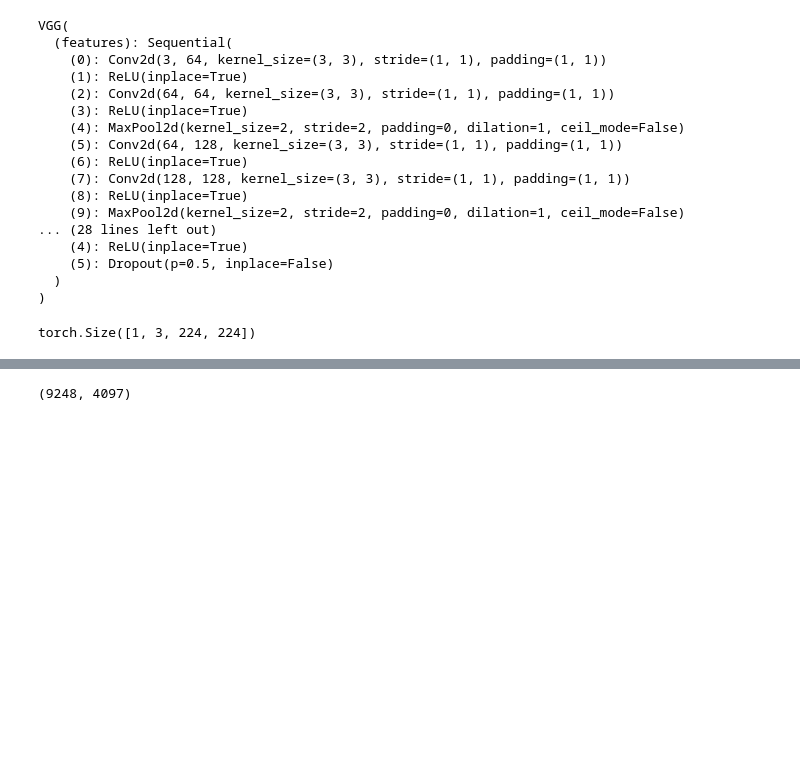
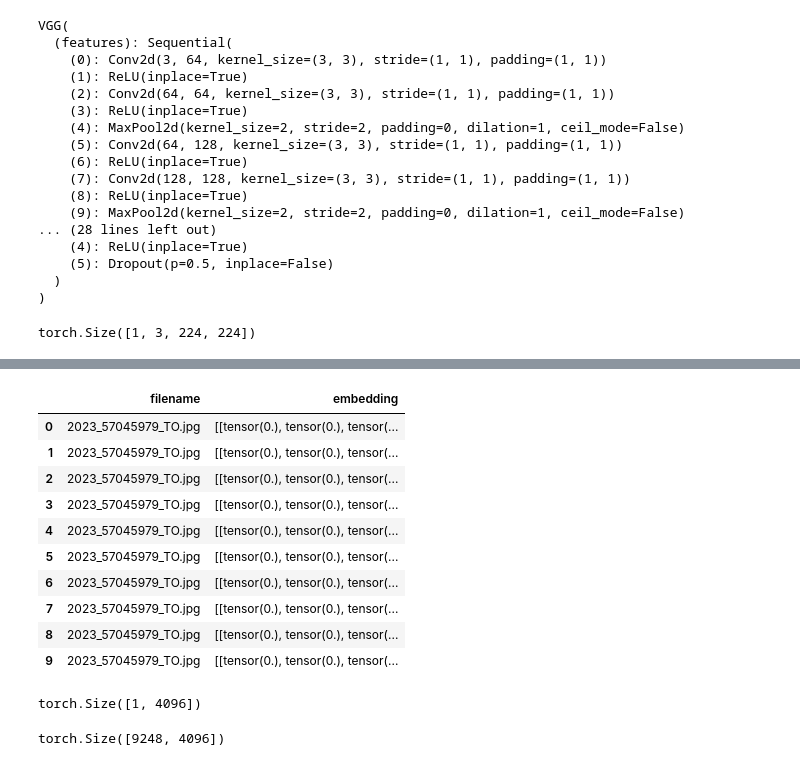
Before and after one commit to pauamargant/Datathon_fme_2023, a Jupyter notebook: code/2 Image_feature_extraction.ipynb, the cells around one changed output, grey strips where cells are left out. Saved outputs shown, nothing was run; the diff lists cells and outputs as text; code cells hidden in the pictures; blank space fills up the shorter version.

Commit message:
Revert "Image embedding"
This reverts commit 4184af52b0aa1a0580a05842fbc77a47f088ff01.

```diff
--- a/code/2 Image_feature_extraction.ipynb
+++ b/code/2 Image_feature_extraction.ipynb
@@ -66,13 +63,11 @@ pd.options.mode.chained_assignment = None
 # %%
 # Iterate over the images in the folder
 
-image_features = pd.DataFrame()
-count = 0
-dict = {}
+image_embeddings = pd.DataFrame()
+
 for filename in tqdm.tqdm(os.listdir(images_folder)):
     if filename.endswith(".jpg") or filename.endswith(".png"):
 
-        count += 1
 
         # Load and preprocess the image
         image_path = os.path.join(images_folder, filename)
@@ -85,18 +80,11 @@ for filename in tqdm.tqdm(os.listdir(images_folder)):
 
         output = torch.nn.functional.normalize(output, p=2, dim=1)
 
-        tensor_values = output.view(-1).tolist()
-
-        # Create a dictionary containing the image filename and the tensor values
-        dict[filename] = tensor_values
-
-        # Append the dictionary to the image_features DataFrame, use concat
 
 
 
-        #image_features = pd.concat([image_features, pd.DataFrame({'filename': filename, 'tensor_values': tensor_values})], ignore_index=True)
-
-
+        #add output torch tensor and filename to dataframe, use concat
+        image_embeddings = pd.concat([image_embeddings, pd.DataFrame(output.numpy())], axis=0)
 
         # Print the top prediction
         #_, predicted_class = torch.max(output, 1)
@@ -124,0 +99,20 @@ df.head()
+# %%
+#show the entire output of column embedding
+pd.set_option('display.max_colwidth', None)
+image_embeddings
+# %% [output]
+|  | filename | embedding |
+| 0 | 2023_57045979_TO.jpg | [[tensor(0.), tensor(0.), tensor(... |
+| 1 | 2023_57045979_TO.jpg | [[tensor(0.), tensor(0.), tensor(... |
+| 2 | 2023_57045979_TO.jpg | [[tensor(0.), tensor(0.), tensor(... |
+| 3 | 2023_57045979_TO.jpg | [[tensor(0.), tensor(0.), tensor(... |
+| 4 | 2023_57045979_TO.jpg | [[tensor(0.), tensor(0.), tensor(... |
+| 5 | 2023_57045979_TO.jpg | [[tensor(0.), tensor(0.), tensor(... |
+| 6 | 2023_57045979_TO.jpg | [[tensor(0.), tensor(0.), tensor(... |
+| 7 | 2023_57045979_TO.jpg | [[tensor(0.), tensor(0.), tensor(... |
+| 8 | 2023_57045979_TO.jpg | [[tensor(0.), tensor(0.), tensor(... |
+| 9 | 2023_57045979_TO.jpg | [[tensor(0.), tensor(0.), tensor(... |
+# %%
+image_embeddings[0].shape
+# %% [output]
+torch.Size([1, 4096])
@@ -125,4 +122,4 @@ df.head()
 # %%
-df.shape
+embeddings.shape
 # %% [output]
-(9248, 4097)
+torch.Size([9248, 4096])
```
Also changed, not shown: parts of 9 cells of this notebook, 1 other file.
